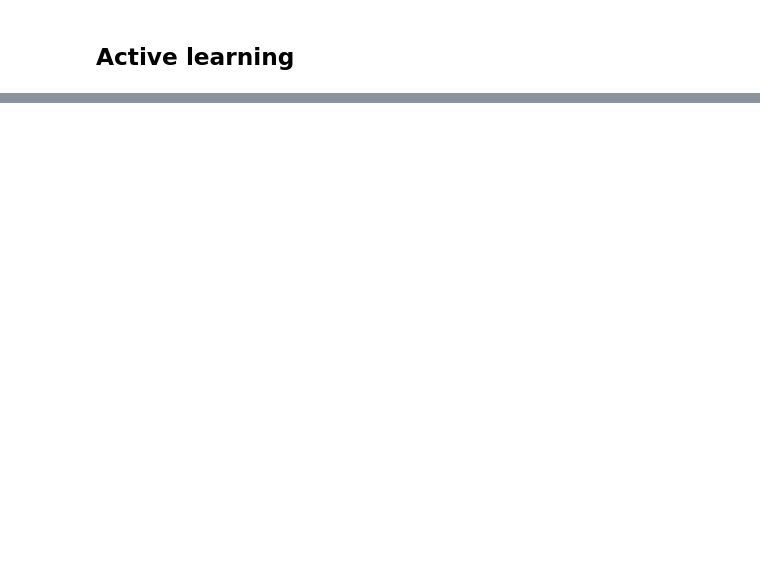
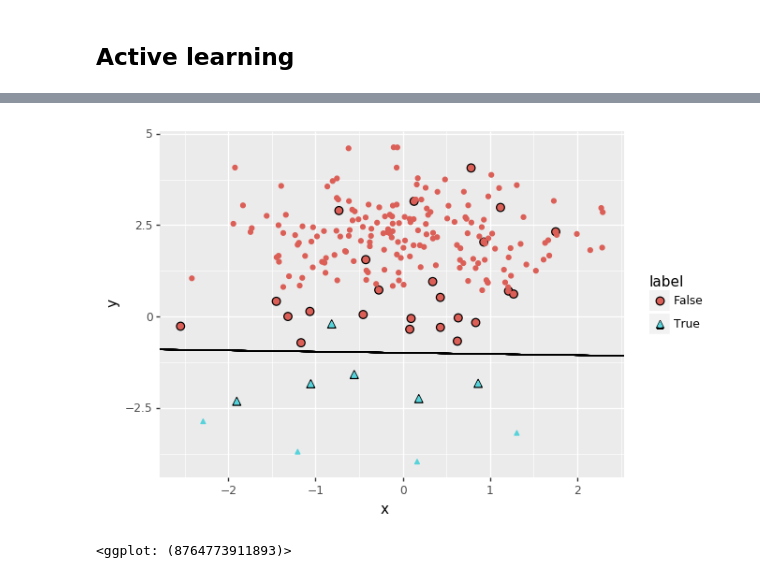
Before and after one commit to herwinvw/ActiveLearning, a Jupyter notebook: chapter2_uncertainty_sampling/uncertainty_sampling_classification.ipynb, the cells around one changed output, grey strips where cells are left out. Drawn from its saved outputs; the diff is of its cells as text; code cells hidden in the pictures; blank space fills up the shorter version.

```diff
--- a/chapter2_uncertainty_sampling/uncertainty_sampling_classification.ipynb
+++ b/chapter2_uncertainty_sampling/uncertainty_sampling_classification.ipynb
@@ -8,2 +16,18 @@ from plotnine import *
+# %%
+def active_learn(num_samples, initial_sample, data, model):
+    sample = initial_sample
+    labeled = sample.index
+    unlabeled = data.index[~data.index.isin(sample.index)]
+    for i in range(0, num_samples+1):
+        sample = data.loc[labeled]
+        X = sample[['x','y']]
+        y = sample.label
+        model.fit(X,y)
+        U = data.loc[unlabeled]
+        preda = model.predict_proba(U[['x','y']])[:,1]
+        xstar_index = U.index[np.argmin(np.abs(preda-0.5))]
+        labeled = labeled.insert(0,xstar_index)
+        unlabeled = unlabeled.drop(xstar_index)
+    return sample
 # %% [markdown]
 ## Toy dataset
@@ -76,0 +101,8 @@ plot_classifier(sample,lg)
+# %%
+initial_sample = data[data.label==True].sample(1)
+initial_sample = initial_sample.append(data.sample(9))
+sample = active_learn(20, initial_sample, data, lg)
+plot_linear_classifier(sample,data,lg)
+# %% [output]
+[figure, added]
+<ggplot: (8764773911893)>
```
Also changed, not shown: parts of 47 cells of this notebook, 15 other files.
